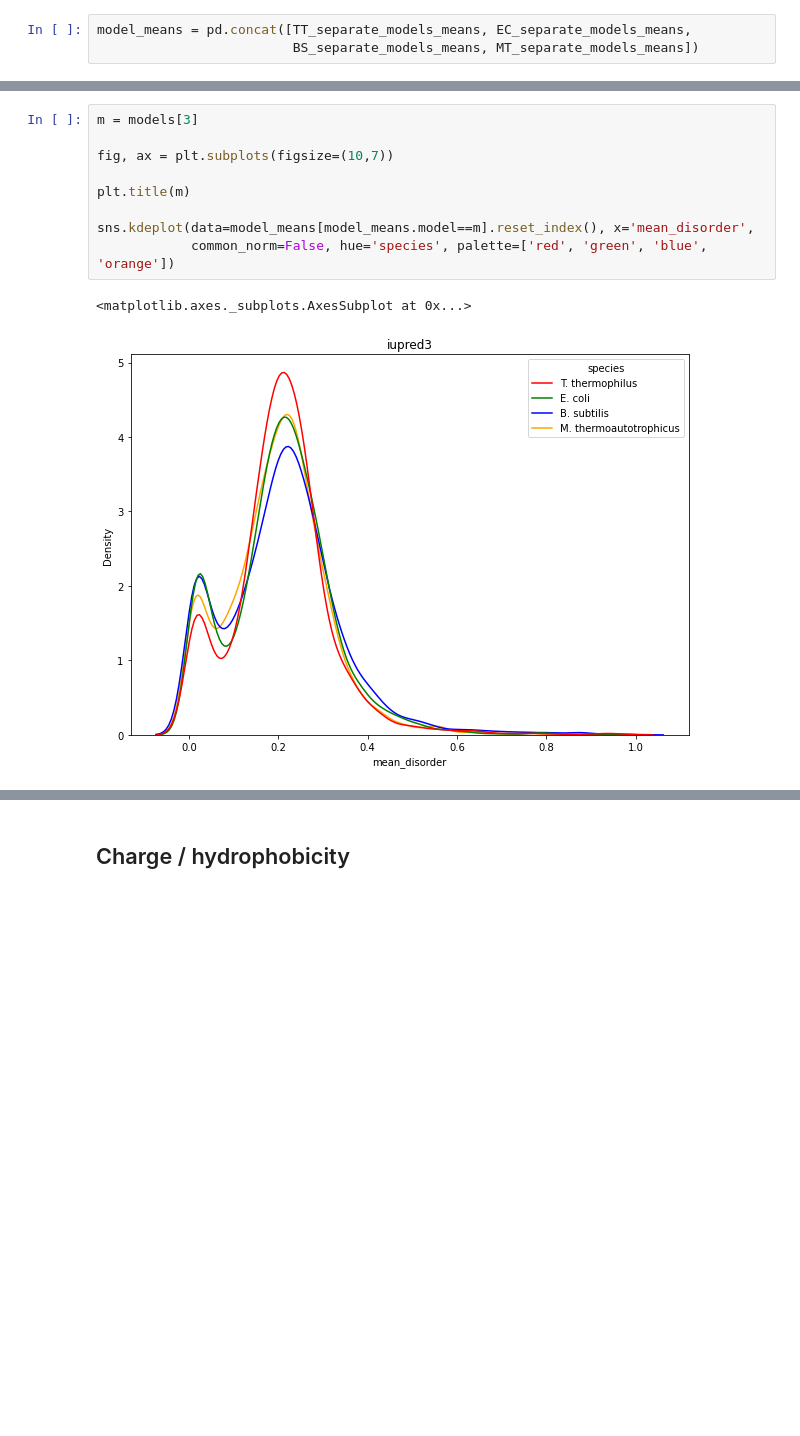
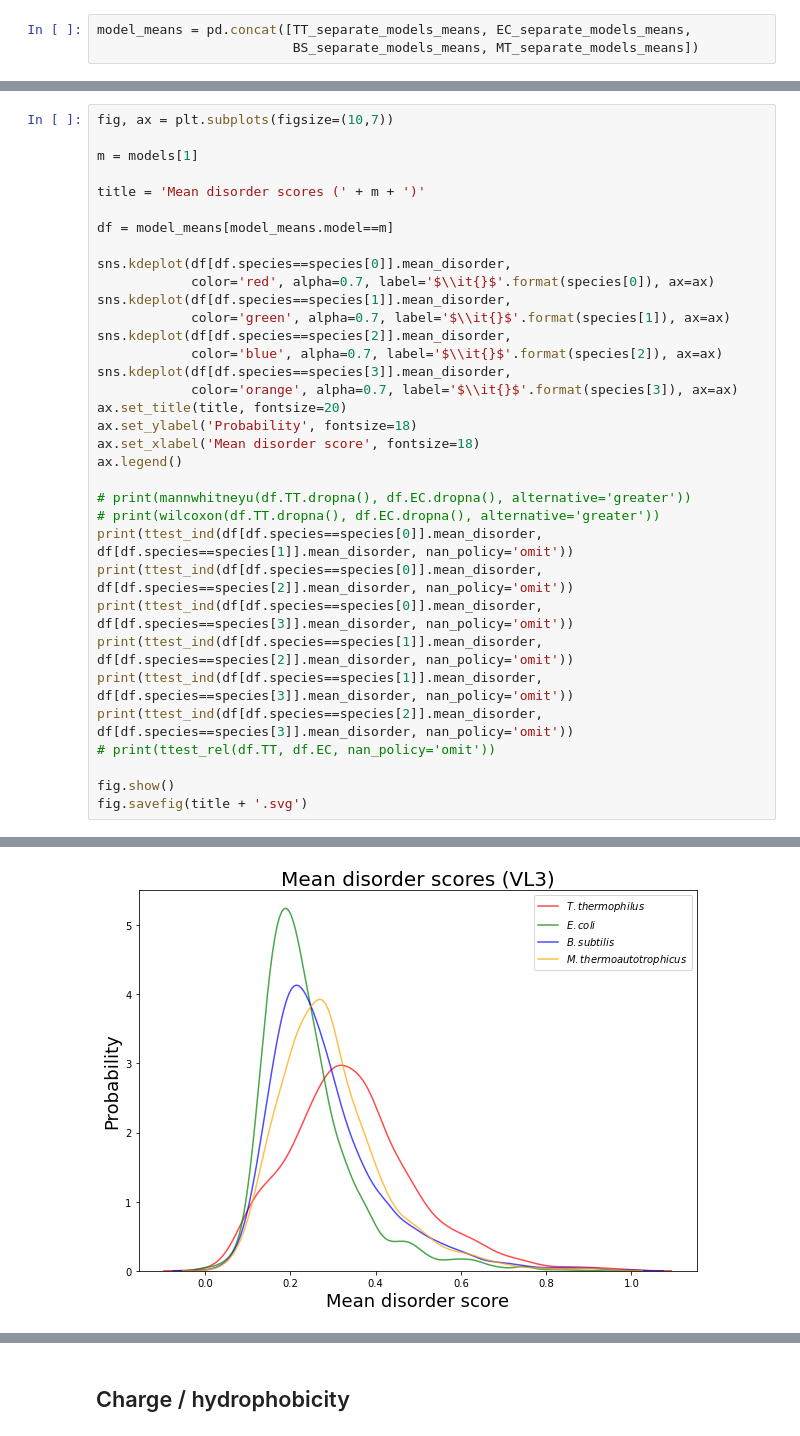
Before and after one commit to alibekk93/IDP_analysis, a Jupyter notebook: IDP_analysis.ipynb, the cells around one changed output, grey strips where cells are left out. Saved outputs shown, nothing was run; the diff lists cells and outputs as text; blank space fills up the shorter version.

```diff
--- a/IDP_analysis.ipynb
+++ b/IDP_analysis.ipynb
@@ -1775,12 +1743,35 @@ sns.kdeplot(data=model_means[model_means.model==m].reset_index(), x='mean_disord
-# %%
-m = models[3]
-
-fig, ax = plt.subplots(figsize=(10,7))
-
-plt.title(m)
-
-sns.kdeplot(data=model_means[model_means.model==m].reset_index(), x='mean_disorder',
-            common_norm=False, hue='species', palette=['red', 'green', 'blue', 'orange'])
-# %% [output]
-<matplotlib.axes._subplots.AxesSubplot at 0x...>
-[figure, removed]
+# %%
+fig, ax = plt.subplots(figsize=(10,7))
+
+m = models[1]
+
+title = 'Mean disorder scores (' + m + ')'
+
+df = model_means[model_means.model==m]
+
+sns.kdeplot(df[df.species==species[0]].mean_disorder,
+            color='red', alpha=0.7, label='$\\it{}$'.format(species[0]), ax=ax)
+sns.kdeplot(df[df.species==species[1]].mean_disorder,
+            color='green', alpha=0.7, label='$\\it{}$'.format(species[1]), ax=ax)
+sns.kdeplot(df[df.species==species[2]].mean_disorder,
+            color='blue', alpha=0.7, label='$\\it{}$'.format(species[2]), ax=ax)
+sns.kdeplot(df[df.species==species[3]].mean_disorder,
+            color='orange', alpha=0.7, label='$\\it{}$'.format(species[3]), ax=ax)
+ax.set_title(title, fontsize=20)
+ax.set_ylabel('Probability', fontsize=18)
+ax.set_xlabel('Mean disorder score', fontsize=18)
+ax.legend()
+
+# print(mannwhitneyu(df.TT.dropna(), df.EC.dropna(), alternative='greater'))
+# print(wilcoxon(df.TT.dropna(), df.EC.dropna(), alternative='greater'))
+print(ttest_ind(df[df.species==species[0]].mean_disorder, df[df.species==species[1]].mean_disorder, nan_policy='omit'))
+print(ttest_ind(df[df.species==species[0]].mean_disorder, df[df.species==species[2]].mean_disorder, nan_policy='omit'))
+print(ttest_ind(df[df.species==species[0]].mean_disorder, df[df.species==species[3]].mean_disorder, nan_policy='omit'))
+print(ttest_ind(df[df.species==species[1]].mean_disorder, df[df.species==species[2]].mean_disorder, nan_policy='omit'))
+print(ttest_ind(df[df.species==species[1]].mean_disorder, df[df.species==species[3]].mean_disorder, nan_policy='omit'))
+print(ttest_ind(df[df.species==species[2]].mean_disorder, df[df.species==species[3]].mean_disorder, nan_policy='omit'))
+# print(ttest_rel(df.TT, df.EC, nan_policy='omit'))
+
+fig.show()
+fig.savefig(title + '.svg')
+# %% [output]
@@ -1786,0 +1784 @@ sns.kdeplot(data=model_means[model_means.model==m].reset_index(), x='mean_disord
+[figure, added]
```
Also changed, not shown: parts of 7 cells of this notebook.
